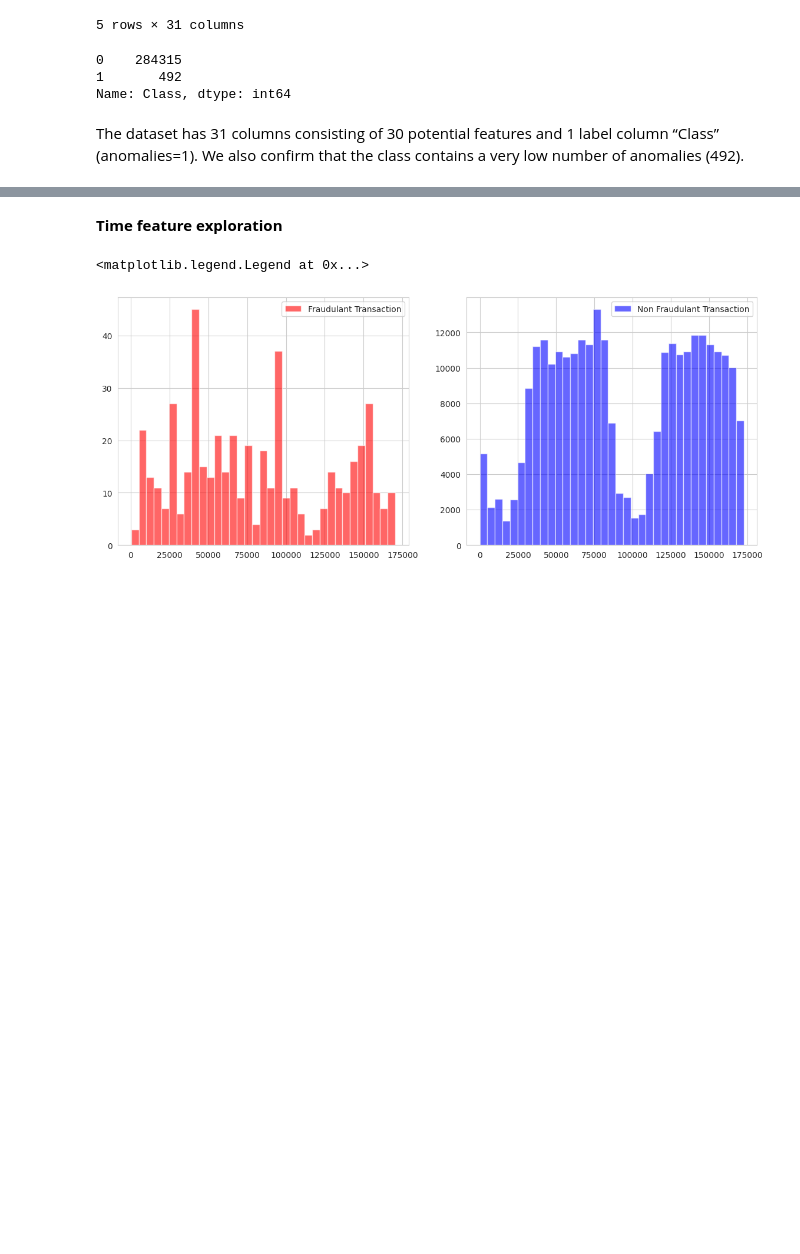
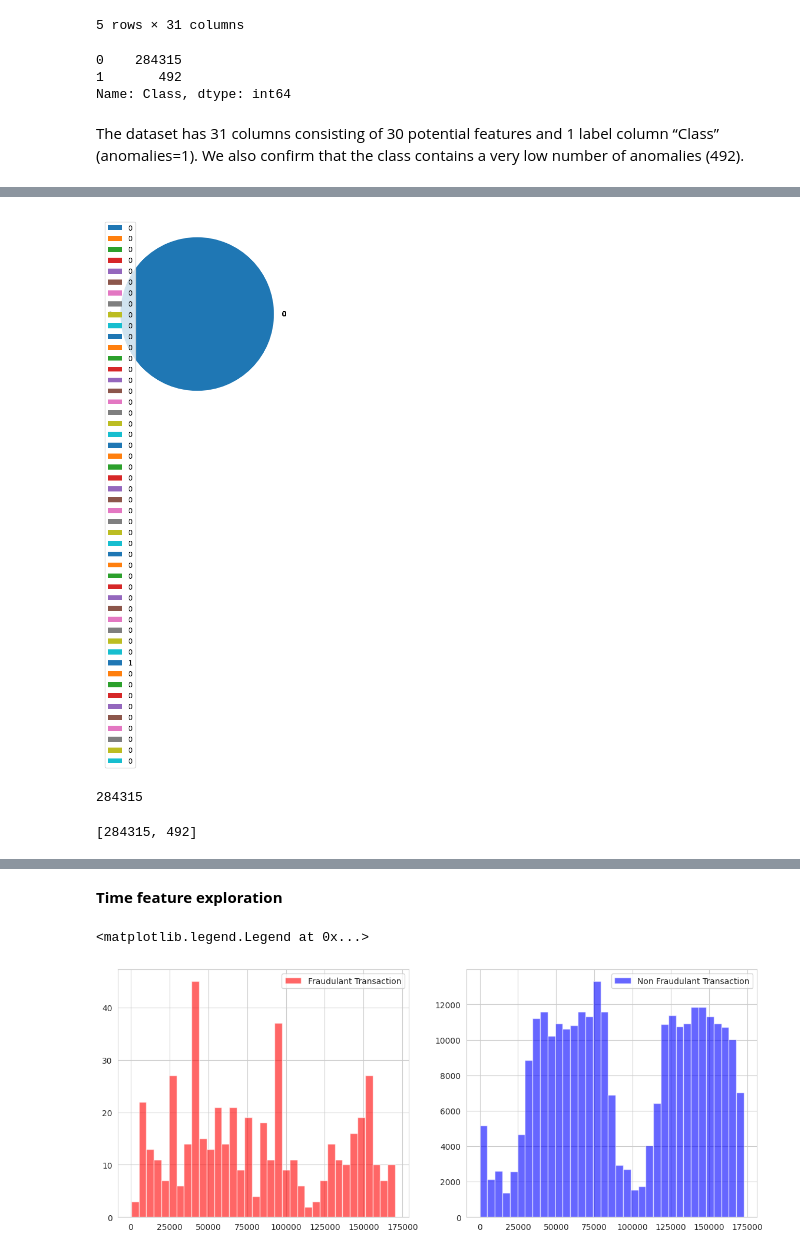
Before and after one commit to SamaSamrin/2024, a Jupyter notebook: Isolation_Forest_1.ipynb, the cells around one changed output, grey strips where cells are left out. Saved outputs shown, nothing was run; the diff lists cells and outputs as text; code cells hidden in the pictures; blank space fills up the shorter version.

```diff
--- a/Isolation_Forest_1.ipynb
+++ b/Isolation_Forest_1.ipynb
@@ -68,3 +68,5 @@ df['Class'].value_counts()
 Name: Class, dtype: int64
 # %% [markdown]
 The dataset has 31 columns consisting of 30 potential features and 1 label column “Class” (anomalies=1). We also confirm that the class contains a very low number of anomalies (492).
+# %%
+df_small = df[501:551]
@@ -76,0 +89,12 @@ plt.show()
+# %%
+palette_color = sns.color_palette('bright')
+plt.pie(df_small['Class'], labels=df_small['Class'])
+plt.legend()
+plt.show()
+# %% [output]
+[figure, added]
+# %%
+x = df['Class'].value_counts()[0]
+print(x)
+# %% [output]
+284315
@@ -76,0 +103,4 @@ plt.show()
+# %%
+print(class_ratio_list)
+# %% [output]
+[284315, 492]
```
Also changed, not shown: parts of 5 cells of this notebook.
